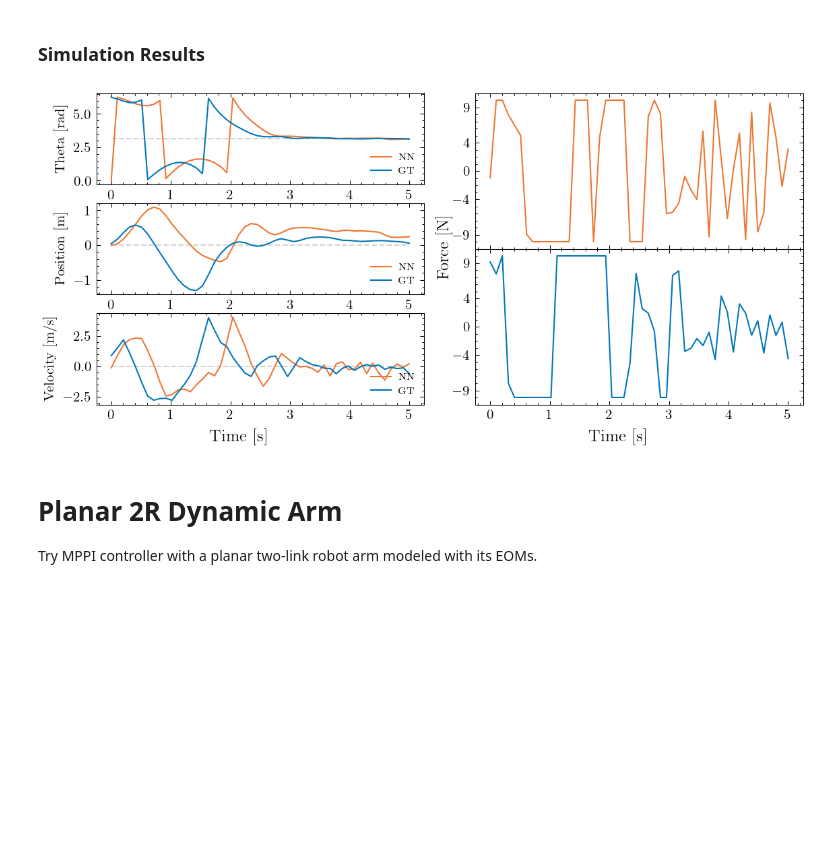
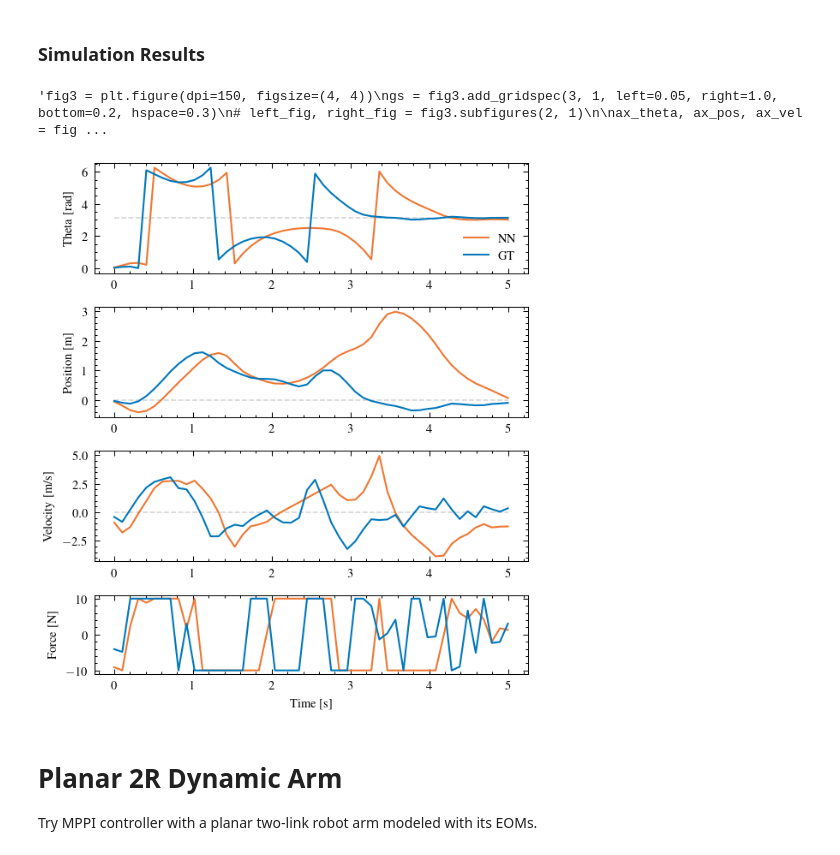
Before and after one commit to micahreich/mppi-neural-dynamics, a Jupyter notebook: control/MPPI_NNPlayground.ipynb, the cells around one changed output. Saved outputs shown, nothing was run; the diff lists cells and outputs as text; code cells hidden in the pictures; blank space fills up the shorter version.

```diff
--- a/control/MPPI_NNPlayground.ipynb
+++ b/control/MPPI_NNPlayground.ipynb
@@ -177,7 +177,7 @@ Try MPPI controller with a cart-pole system
 ### Controller Definition
 # %%
 # Get neural network model loaded
-cartpole_model_path = Path(os.getcwd()).parent / "neural_networks" / "cartpole" / "models"
+cartpole_model_path = Path(os.getcwd()).parent / "neural_networks" / "cartpole" / "comparison_models"
 cartpole_availible_models = [x for x in cartpole_model_path.iterdir() if x.is_dir()]
 
 for (i, model_name) in enumerate(cartpole_availible_models):
@@ -276,56 +278,104 @@ KeyboardInterrupt:
 # %% [markdown]
 ### Simulation Results
 # %%
-fig3 = plt.figure(dpi=150, figsize=(7.5, 4))
-left_fig, right_fig = fig3.subfigures(1, 2)
+# Plot the results
+fig, axd = plt.subplot_mosaic([['theta'],
+                               ['pos'],
+                               ['vel'],
+                               ['f']], figsize=(4, 4.5), dpi=150, layout="constrained",
+                               gridspec_kw={'height_ratios': [0.7, 0.7, 0.7, 0.5]})
 
-left_fig.supxlabel("Time [s]")
-right_fig.supxlabel("Time [s]")
-
-gsR = right_fig.add_gridspec(2, 1, hspace=0.0, wspace=0.5)
-right_fig.supylabel("Force [N]")
+axd['theta'].plot(cartpole_time, [DESIRED_THETA]*len(cartpole_time), "--",
+                  linewidth=0.75, color="lightgrey")
+axd['theta'].plot(cartpole_time, nn_cartpole_states[:, 2], linewidth=1, label="NN")
+axd['theta'].plot(cartpole_time, gt_cartpole_states[:, 2], linewidth=1, label="GT")
+axd['theta'].set(ylabel="Theta [rad]")
+axd['theta'].legend(loc="lower right", fontsize="7")
 
 
-left_fig.subplots_adjust(right=0.99)
+axd['pos'].plot(cartpole_time, [DESIRED_CARTPOS]*len(cartpole_time), "--",
+                  linewidth=0.75, color="lightgrey")
+axd['pos'].plot(cartpole_time, nn_cartpole_states[:, 0], linewidth=1, label="NN")
+axd['pos'].plot(cartpole_time, gt_cartpole_states[:, 0], linewidth=1, label="GT")
+axd['pos'].set(ylabel="Position [m]")
+# axd['pos'].legend(loc="lower right", fontsize="7")
 
 
-axR_F_nn = right_fig.add_subplot(gsR[0, :])
-axR_F_gt = right_fig.add_subplot(gsR[1, :])
+axd['vel'].plot(cartpole_time, [DESIRED_CARTVEL]*len(cartpole_time), "--",
+                  linewidth=0.75, color="lightgrey")
+axd['vel'].plot(cartpole_time, nn_cartpole_states[:, 1], linewidth=1, label="NN")
+axd['vel'].plot(cartpole_time, gt_cartpole_states[:, 1], linewidth=1, label="GT")
+axd['vel'].set(ylabel="Velocity [m/s]")
+# axd['vel'].legend(loc="lower right", fontsize="7")
+
+
+axd['f'].plot(cartpole_time, nn_cartpole_controls[:, 0], linewidth=1, label="NN")
+axd['f'].plot(cartpole_time, gt_cartpole_controls[:, 0], linewidth=1, label="GT")
+axd['f'].set(ylabel="Force [N]")
+# axd['f'].legend(loc="lower right", fontsize="7")
+
+plt.xlabel("Time [s]")
+plt.tight_layout()
+fig.savefig("figs/nn_vs_gt_cartpole_swingup.png")
+
+"""fig3 = plt.figure(dpi=150, figsize=(4, 4))
+gs = fig3.add_gridspec(3, 1, left=0.05, right=1.0, bottom=0.2, hspace=0.3)
+# left_fig, right_fig = fig3.subfigures(2, 1)
+
+ax_theta, ax_pos, ax_vel = fig3.add_subplot(gs[0, 0]), fig3.add_subplot(gs[1, 0]), fig3.add_subplot(gs[2, 0])
+
+gs2 = fig3.add_gridspec(2, 1, left=0.05, right=1.0, bottom=-0.1, top=0.15, hspace=0.0)
+axR_F_nn, axR_F_gt = fig3.add_subplot(gs2[0, 0]), fig3.add_subplot(gs2[1, 0])
+
+
+# left_fig.supxlabel("Time [s]")
+# right_fig.supxlabel("Time [s]")
+
+# gsR = right_fig.add_gridspec(2, 1, hspace=0.0, wspace=0.5)
+# right_fig.supylabel("Force [N]")
+
+
+# left_fig.subplots_adjust(right=0.99)
+
+
+# axR_F_nn = right_fig.add_subplot(gsR[0, :])
+# axR_F_gt = right_fig.add_subplot(gsR[1, :])
 
 axR_F_nn.plot(cartpole_time, nn_cartpole_controls[:, 0], linewidth=1, label="NN")
 axR_F_nn.set(yticks=[-9, -4, 0, 4, 9])
 
 axR_F_gt.plot(cartpole_time, gt_cartpole_controls[:, 0], linewidth=1, label="GT", color="#0077bb")
-axR_F_gt.set(yticks=[-9, -4, 0, 4, 9])
+axR_F_gt.set(yticks=[-9, -4, 0, 4, 9], xlabel="Time [s]")
 
-ax_theta, ax_pos, ax_vel = left_fig.subplots(3, 1)
+# ax_theta, ax_pos, ax_vel = left_fig.subplots(3, 1)
 
 ax_theta.plot(cartpole_time, [DESIRED_THETA]*len(cartpole_time), "--",
                   linewidth=1, color="lightgrey")
 ax_theta.plot(cartpole_time, nn_cartpole_states[:, 2], linewidth=1, label="NN")
 ax_theta.plot(cartpole_time, gt_cartpole_states[:, 2], linewidth=1, label="GT")
 ax_theta.set(ylabel="Theta [rad]")
 ax_theta.legend(loc="lower right", fontsize="7")
 
 
 ax_pos.plot(cartpole_time, [DESIRED_CARTPOS]*len(cartpole_time), "--",
                 linewidth=1, color="lightgrey")
 ax_pos.plot(cartpole_time, nn_cartpole_states[:, 0], linewidth=1, label="NN")
 ax_pos.plot(cartpole_time, gt_cartpole_states[:, 0], linewidth=1, label="GT")
 ax_pos.set(ylabel="Position [m]")
 ax_pos.legend(loc="lower right", fontsize="7")
 
 
 ax_vel.plot(cartpole_time, [DESIRED_CARTVEL]*len(cartpole_time), "--",
                 linewidth=1, color="lightgrey")
 ax_vel.plot(cartpole_time, nn_cartpole_states[:, 1], linewidth=1, label="NN")
 ax_vel.plot(cartpole_time, gt_cartpole_states[:, 1], linewidth=1, label="GT")
 ax_vel.set(ylabel="Velocity [m/s]")
 ax_vel.legend(loc="lower right", fontsize="7")
 
-fig3.savefig("figs/gt_vs_nn_cartpole_swingup.png")
+fig3.savefig("figs/gt_vs_nn_cartpole_swingup.png")"""
 # %% [output]
+'fig3 = plt.figure(dpi=150, figsize=(4, 4))\ngs = fig3.add_gridspec(3, 1, left=0.05, right=1.0, bottom=0.2, hspace=0.3)\n# left_fig, right_fig = fig3.subfigures(2, 1)\n\nax_theta, ax_pos, ax_vel = fig ...
-[figure, old version]
+[figure, new version]
 # %% [markdown]
 # Planar 2R Dynamic Arm
 Try MPPI controller with a planar two-link robot arm modeled with its EOMs.
```
Also changed, not shown: parts of 11 cells of this notebook, 24 other files.
